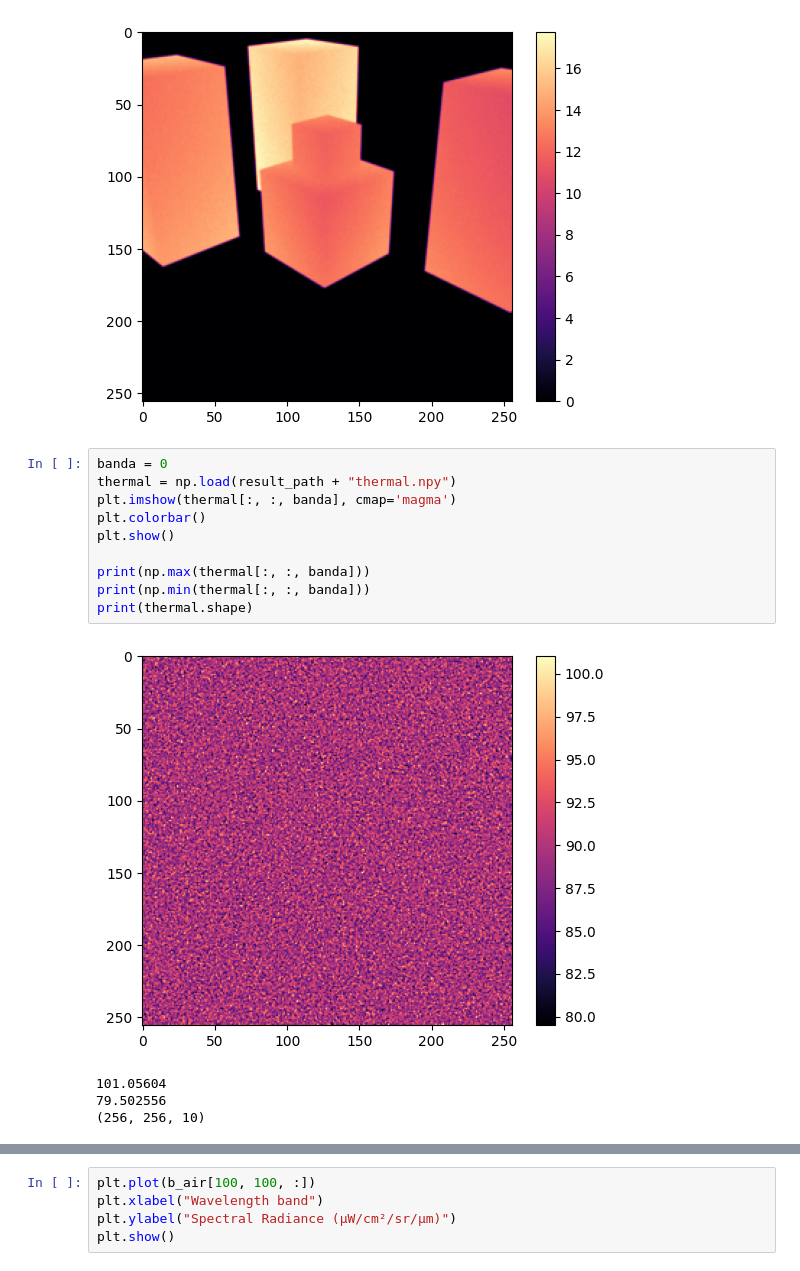
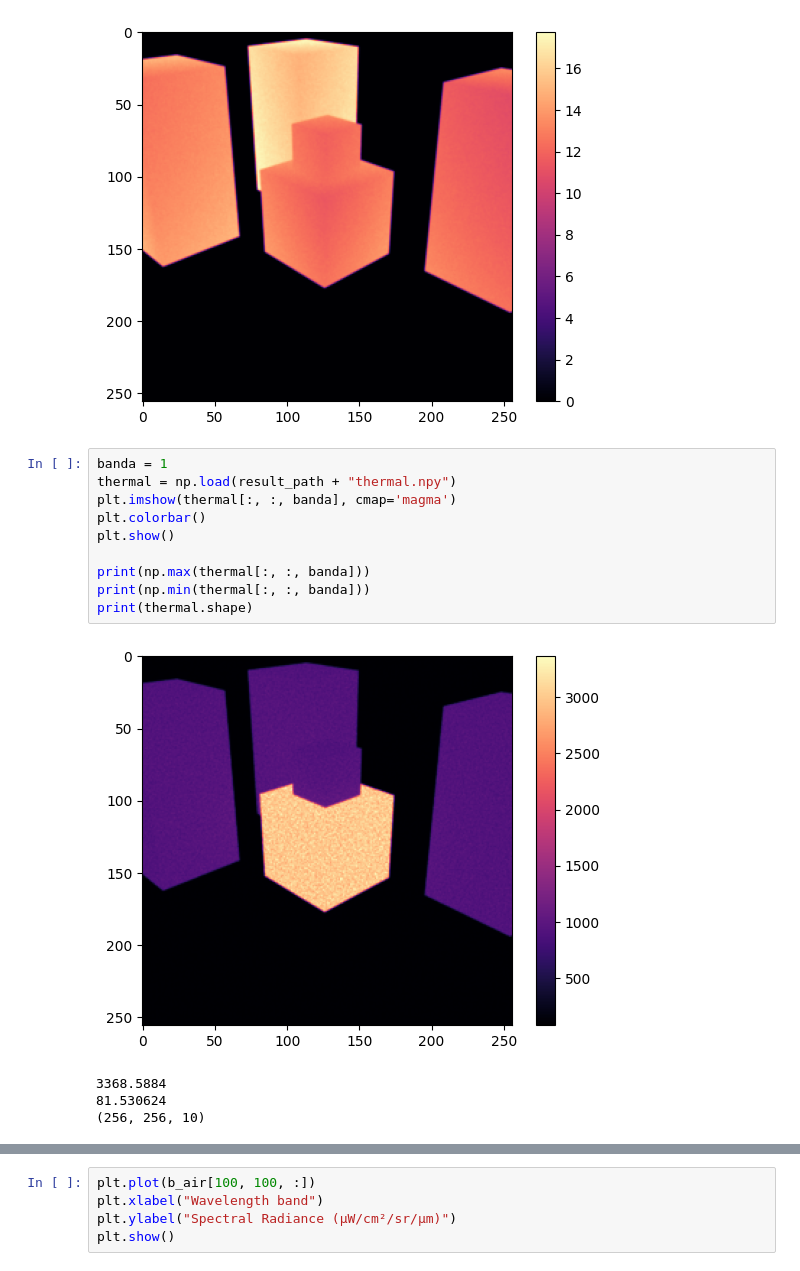
Before and after one commit to pimientoyolo/miThermal, a Jupyter notebook: notebooks/view_static.ipynb, the cells around one changed output, grey strips where cells are left out. Saved outputs shown, nothing was run; the diff lists cells and outputs as text.

```diff
--- a/notebooks/view_static.ipynb
+++ b/notebooks/view_static.ipynb
@@ -31,19 +31,19 @@ plt.colorbar()
 <matplotlib.colorbar.Colorbar at 0x...>
 [figure]
 # %%
-banda = 0
+banda = 1
 thermal = np.load(result_path + "thermal.npy")
 plt.imshow(thermal[:, :, banda], cmap='magma')
 plt.colorbar()
 plt.show()
 
 print(np.max(thermal[:, :, banda]))
 print(np.min(thermal[:, :, banda]))
 print(thermal.shape)
 # %% [output]
-[figure, old version]
+[figure, new version]
-101.05604
-79.502556
+3368.5884
+81.530624
 (256, 256, 10)
 # %%
 plt.plot(thermal[100, 100, :])
```
Also changed, not shown: parts of 4 cells of this notebook, 4 other files.
